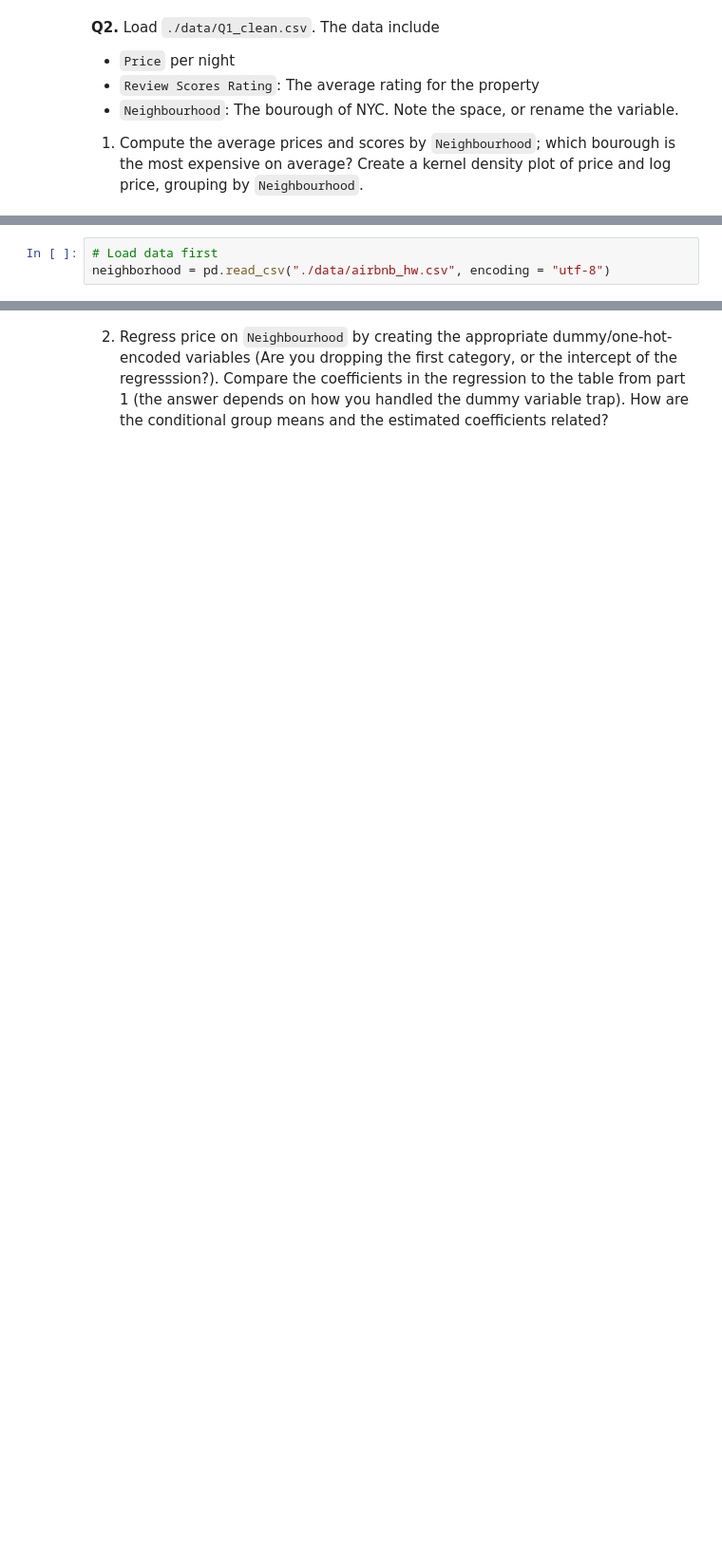
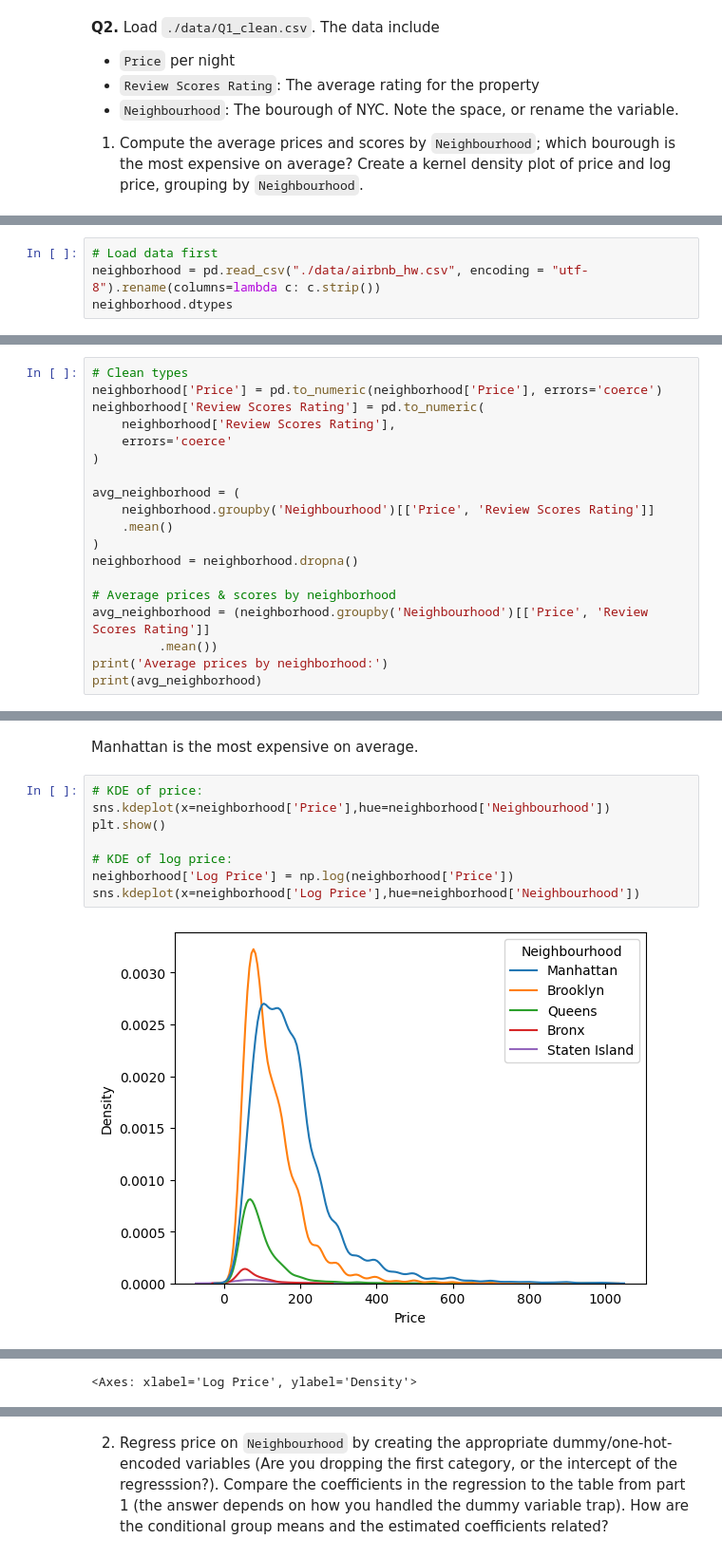
Before and after one commit to calvinpan1/ds3001_assignments, a Jupyter notebook: 03_assignment_linear_models.ipynb, the cells around one changed output, grey strips where cells are left out. Shown at 95% size. Saved outputs shown, nothing was run; the diff lists cells and outputs as text; blank space fills up the shorter version.

```diff
--- a/03_assignment_linear_models.ipynb
+++ b/03_assignment_linear_models.ipynb
@@ -70,3 +67,4 @@ Data extracted
 # %%
 # Load data first
-neighborhood = pd.read_csv("./data/airbnb_hw.csv", encoding = "utf-8")
+neighborhood = pd.read_csv("./data/airbnb_hw.csv", encoding = "utf-8").rename(columns=lambda c: c.strip())
+neighborhood.dtypes
@@ -72,0 +87,19 @@ neighborhood = pd.read_csv("./data/airbnb_hw.csv", encoding = "utf-8")
+# %%
+# Clean types
+neighborhood['Price'] = pd.to_numeric(neighborhood['Price'], errors='coerce')
+neighborhood['Review Scores Rating'] = pd.to_numeric(
+    neighborhood['Review Scores Rating'],
+    errors='coerce'
+)
+
+avg_neighborhood = (
+    neighborhood.groupby('Neighbourhood')[['Price', 'Review Scores Rating']]
+    .mean()
+)
+neighborhood = neighborhood.dropna()
+
+# Average prices & scores by neighborhood
+avg_neighborhood = (neighborhood.groupby('Neighbourhood')[['Price', 'Review Scores Rating']]
+         .mean())
+print('Average prices by neighborhood:')
+print(avg_neighborhood)
@@ -72,0 +115,12 @@ neighborhood = pd.read_csv("./data/airbnb_hw.csv", encoding = "utf-8")
+# %% [markdown]
+Manhattan is the most expensive on average.
+# %%
+# KDE of price:
+sns.kdeplot(x=neighborhood['Price'],hue=neighborhood['Neighbourhood'])
+plt.show()
+
+# KDE of log price:
+neighborhood['Log Price'] = np.log(neighborhood['Price'])
+sns.kdeplot(x=neighborhood['Log Price'],hue=neighborhood['Neighbourhood'])
+# %% [output]
+[figure, added]
@@ -72,0 +132 @@ neighborhood = pd.read_csv("./data/airbnb_hw.csv", encoding = "utf-8")
+<Axes: xlabel='Log Price', ylabel='Density'>
```
Also changed, not shown: parts of 9 cells of this notebook.
